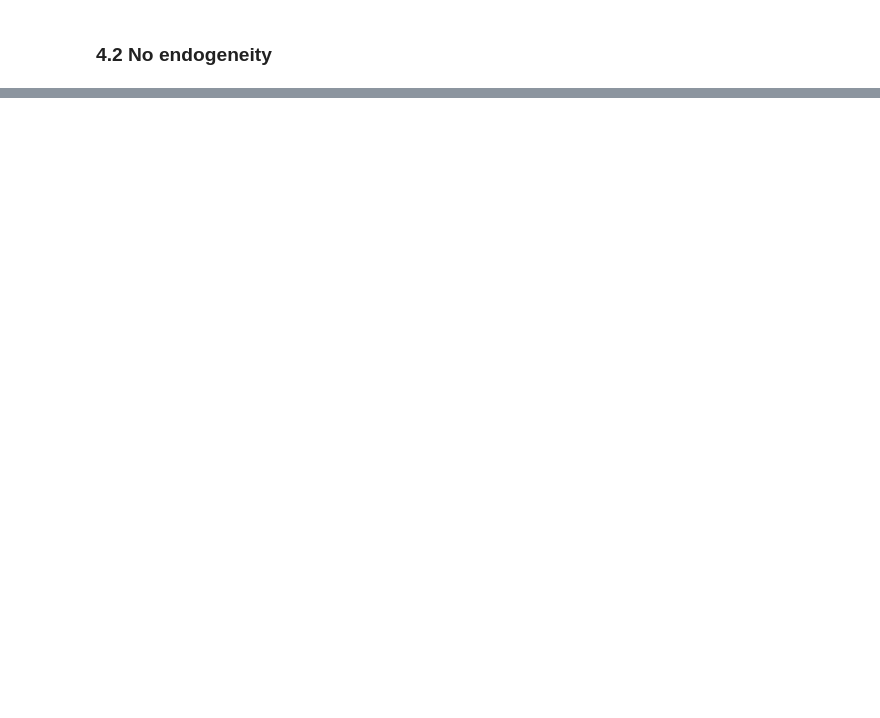
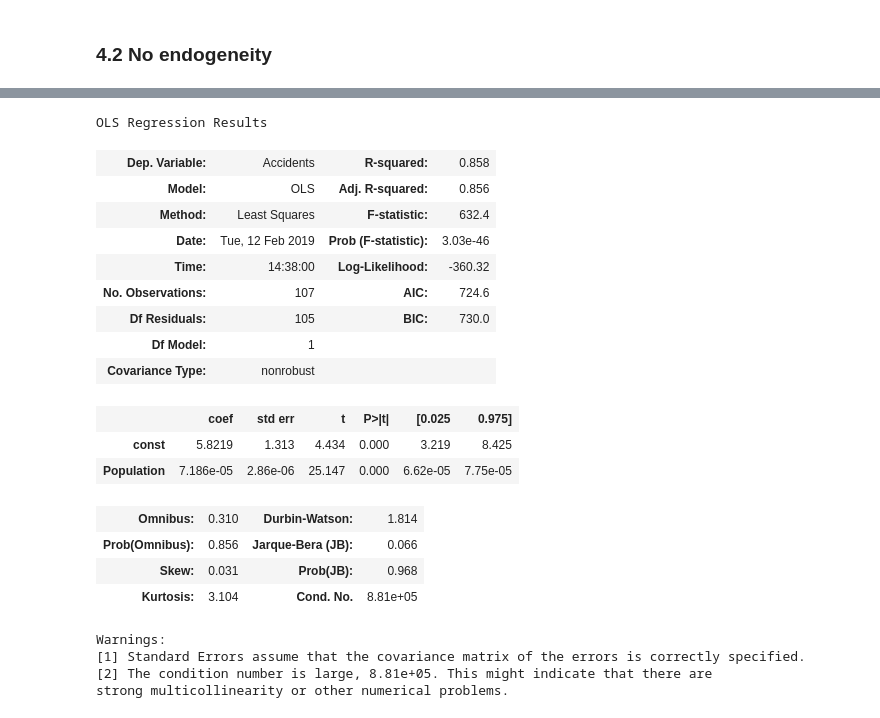
Before and after one commit to alexandrehsd/regression-analysis, a Jupyter notebook: Regression Analysis.ipynb, the cells around one changed output, grey strips where cells are left out. Cells and saved outputs as stored; diff of their text form; code cells hidden in the pictures; blank space fills up the shorter version.

```diff
--- a/Regression Analysis.ipynb
+++ b/Regression Analysis.ipynb
@@ -328,0 +377,27 @@ The lesson here is: advanced knowledge in the subject is helpful! If you do not
+# %%
+x = sm.add_constant(x1)
+# %%
+results = sm.OLS(y,x).fit()
+results.summary()
+# %% [output]
+OLS Regression Results
+| Dep. Variable: | Accidents | R-squared: | 0.858 |
+| Model: | OLS | Adj. R-squared: | 0.856 |
+| Method: | Least Squares | F-statistic: | 632.4 |
+| Date: | Tue, 12 Feb 2019 | Prob (F-statistic): | 3.03e-46 |
+| Time: | 14:38:00 | Log-Likelihood: | -360.32 |
+| No. Observations: | 107 | AIC: | 724.6 |
+| Df Residuals: | 105 | BIC: | 730.0 |
+| Df Model: | 1 |  |  |
+| Covariance Type: | nonrobust |  |  |
+|  | coef | std err | t | P>|t| | [0.025 | 0.975] |
+| const | 5.8219 | 1.313 | 4.434 | 0.000 | 3.219 | 8.425 |
+| Population | 7.186e-05 | 2.86e-06 | 25.147 | 0.000 | 6.62e-05 | 7.75e-05 |
+| Omnibus: | 0.310 | Durbin-Watson: | 1.814 |
+| Prob(Omnibus): | 0.856 | Jarque-Bera (JB): | 0.066 |
+| Skew: | 0.031 | Prob(JB): | 0.968 |
+| Kurtosis: | 3.104 | Cond. No. | 8.81e+05 |
+Warnings:
+[1] Standard Errors assume that the covariance matrix of the errors is correctly specified.
+[2] The condition number is large, 8.81e+05. This might indicate that there are
+strong multicollinearity or other numerical problems.
```
Also changed, not shown: parts of 14 cells of this notebook, 2 other files.
